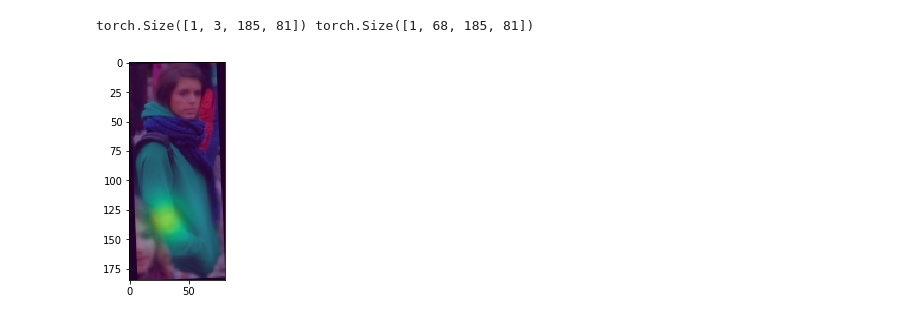
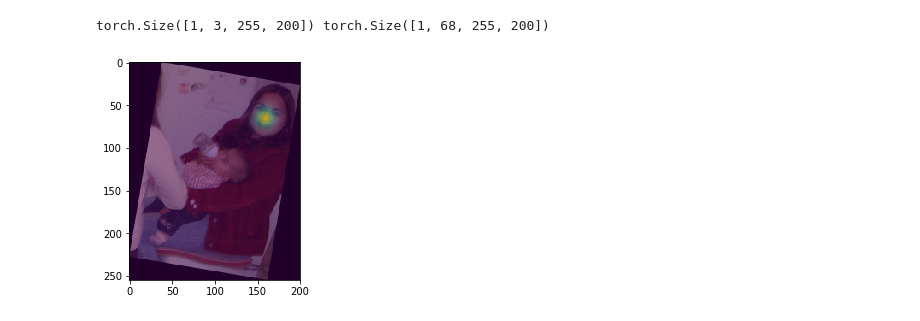
Before and after one commit to Kartikaeya/VRU_Net, a Jupyter notebook: Inference.ipynb, the cells around one changed output. Cells and saved outputs as stored; diff of their text form; code cells hidden in the pictures.

Commit message:
Added inference images

```diff
--- a/Inference.ipynb
+++ b/Inference.ipynb
@@ -29,4 +23,14 @@ device = torch.device("cuda") if torch.cuda.is_available() else torch.device("cp
 # %%
+# cofiguring dataloader
+annotations_path = 'Data/COCO/annotations/person_keypoints_train2017.json'
+img_path = 'D:/Downloads/train2017/train2017/'
+
+val_annotations_path = 'Data/COCO/annotations/person_keypoints_val2017.json'
+val_img_path = 'D:/Downloads/val2017/val2017/'
+
+torch.cuda.empty_cache()
+device = torch.device("cuda") if torch.cuda.is_available() else torch.device("cpu")
+
 val_dataset = Pose_Dataset(annotations_path = val_annotations_path,
                            img_path = val_img_path,
                            transform = transforms.Compose([
@@ -43,9 +47,9 @@ image, target = next(iterator)
 # %%
 print(image.shape, target.shape)
 img = np.transpose(image[0].cpu(), (1,2,0))
 plt.imshow(img[:, :, [2,1,0]])
-plt.imshow(target[0][8].cpu(), alpha = 0.5)
+plt.imshow(target[0][0].cpu(), alpha = 0.5)
 plt.show()
 # %% [output]
-torch.Size([1, 3, 185, 81]) torch.Size([1, 68, 185, 81])
+torch.Size([1, 3, 255, 200]) torch.Size([1, 68, 255, 200])
-[figure, old version]
+[figure, new version]
```
Also changed, not shown: parts of 13 cells of this notebook, 21 other files.
